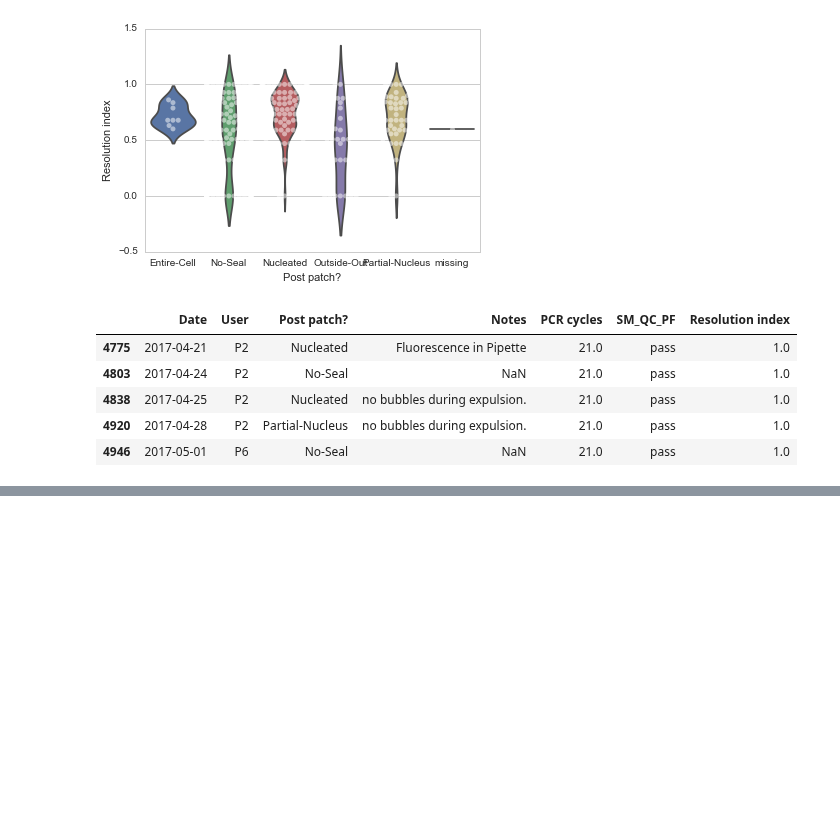
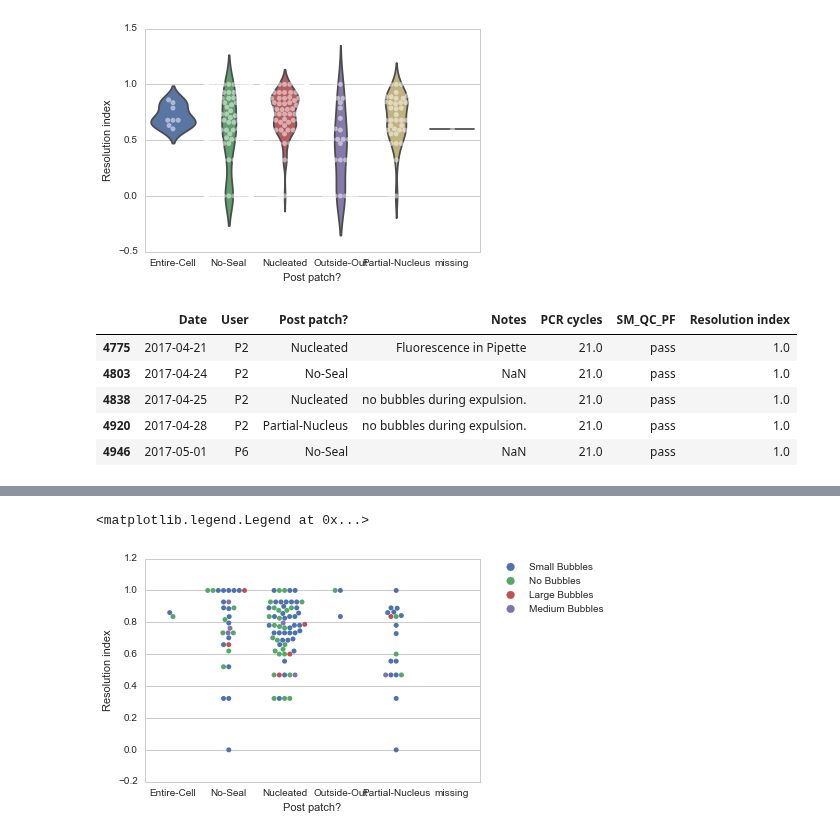
Before and after one commit to ru57y34nn/patchseq_gdoc_analysis, a Jupyter notebook: Post Patch vs Resolution Index.ipynb, the cells around one changed output, grey strips where cells are left out. Cells and saved outputs as stored; diff of their text form; code cells hidden in the pictures; blank space fills up the shorter version.

Commit message:
created post patch vs resolution index by bubble condition

```diff
--- a/Post Patch vs Resolution Index.ipynb
+++ b/Post Patch vs Resolution Index.ipynb
@@ -150,0 +171,8 @@ medium bubbles 5
+# %%
+a_regex = '(No Bubbles|Small Bubbles|Medium Bubbles|Large Bubbles|Solution in Pipette Shank)'
+#replacements = {'No Bubbles': 'No Bubbles', 'Small Bubbles': 'Small Bubbles', 'Medium Bubbles': 'Medium Bubbles', 'Large Bubbles': 'Large Bubbles', 'Solution in Pipette Shank': 'Solution in Pipette Shank'}
+
+ps['Bubbles'] = ps['Notes'].str.extract(a_regex).fillna('')
+#ps['Bubbles'] = ps['Bubbles'].apply(lambda x: replacements.get(x,''))
+#ps['Bubbles'] = ps.apply(lambda row: row['Bubbles'])
+ps
@@ -150,0 +199,6 @@ medium bubbles 5
+# %%
+sns.swarmplot(x='Post patch?', y='Resolution index', hue='Bubbles', data=ps)
+plt.legend(bbox_to_anchor=(1.05,1), loc=2, borderaxespad=0.)
+# %% [output]
+<matplotlib.legend.Legend at 0x...>
+[figure, added]
```
Also changed, not shown: parts of 2 cells of this notebook.
